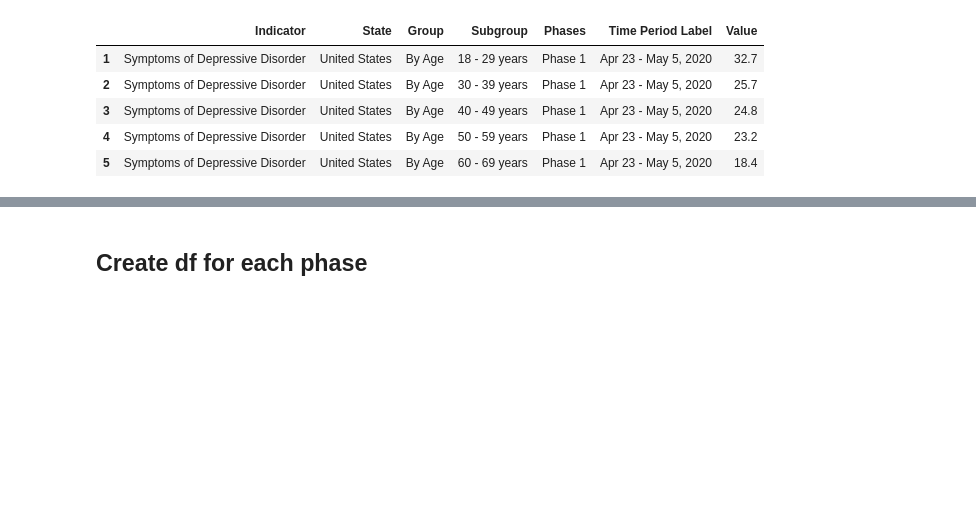
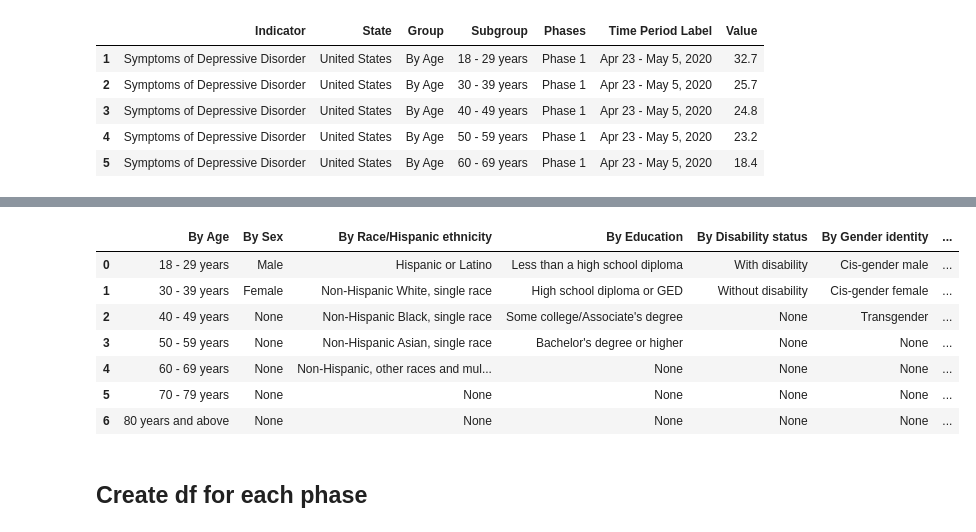
Before and after one commit to lmm2020/EDA-Projects, a Jupyter notebook: Anxiety/EDA_US_Indicators.ipynb, the cells around one changed output, grey strips where cells are left out. Drawn from its saved outputs; the diff is of its cells as text; code cells hidden in the pictures; blank space fills up the shorter version.

```diff
--- a/EDA_US_Indicators.ipynb
+++ b/Anxiety/EDA_US_Indicators.ipynb
@@ -208,0 +256,4 @@ us_only.head()
+# %%
+subgroups_dict = dict
+
+subgroups_dict
@@ -208,0 +285,19 @@ us_only.head()
+# %%
+#Convert dictionary to dataframe **dictionary array has different lengths**
+
+temp = pd.DataFrame(list(subgroups_dict.values()), index = subgroups_dict.keys())
+
+temp = temp.transpose()
+
+subgroups_df = temp
+
+subgroups_df
+# %% [output]
+|  | By Age | By Sex | By Race/Hispanic ethnicity | By Education | By Disability status | By Gender identity | ... |
+| 0 | 18 - 29 years | Male | Hispanic or Latino | Less than a high school diploma | With disability | Cis-gender male | ... |
+| 1 | 30 - 39 years | Female | Non-Hispanic White, single race | High school diploma or GED | Without disability | Cis-gender female | ... |
+| 2 | 40 - 49 years | None | Non-Hispanic Black, single race | Some college/Associate's degree | None | Transgender | ... |
+| 3 | 50 - 59 years | None | Non-Hispanic Asian, single race | Bachelor's degree or higher | None | None | ... |
+| 4 | 60 - 69 years | None | Non-Hispanic, other races and mul... | None | None | None | ... |
+| 5 | 70 - 79 years | None | None | None | None | None | ... |
+| 6 | 80 years and above | None | None | None | None | None | ... |
```
Also changed, not shown: parts of 17 cells of this notebook, 3 other files.
